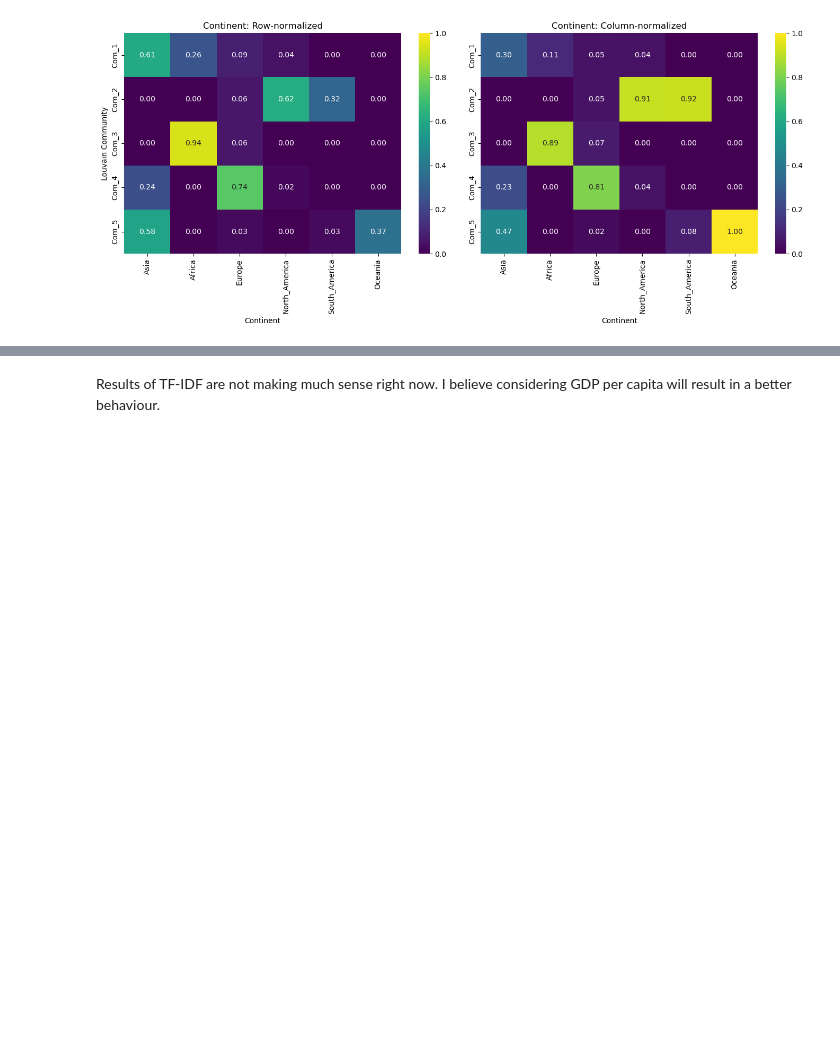
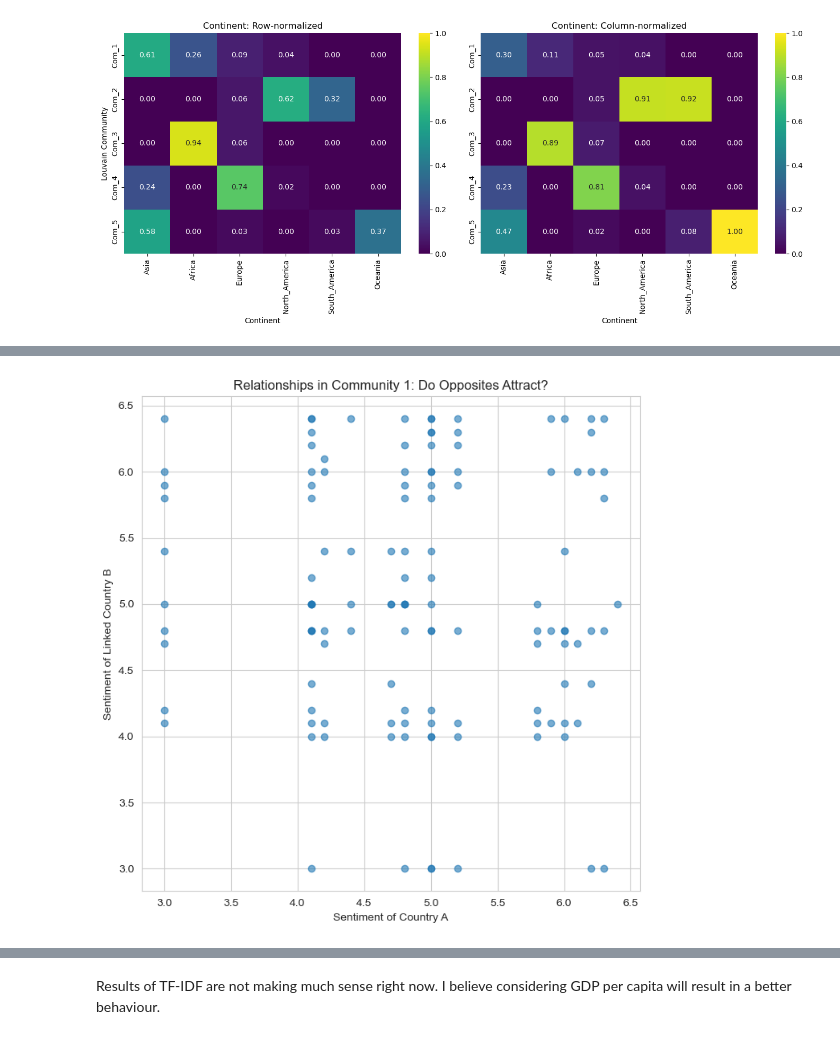
Before and after one commit to joaommata/WorldGraph, a Jupyter notebook: communities.ipynb, the cells around one changed output, grey strips where cells are left out. Saved outputs shown, nothing was run; the diff lists cells and outputs as text; code cells hidden in the pictures; blank space fills up the shorter version.

```diff
--- a/communities.ipynb
+++ b/communities.ipynb
@@ -557,0 +647,28 @@ Generating confusion matrices for all community factors...
+# %%
+# Pick the community with the lowest (most negative) assortativity from above
+target_community_id = df_conflict.sort_values(by='Assortativity').iloc[0]['Community_ID']
+
+# Use int() to convert the float ID to an indexable integer
+target_nodes = louvain_communities[int(target_community_id) - 1]
+
+edge_x = []
+edge_y = []
+
+subgraph = G.subgraph(target_nodes)
+for u, v in subgraph.edges():
+    score_u = G.nodes[u].get('sentiment_score')
+    score_v = G.nodes[v].get('sentiment_score')
+
+    if score_u is not None and score_v is not None:
+        edge_x.append(score_u)
+        edge_y.append(score_v)
+
+plt.figure(figsize=(8, 8))
+plt.scatter(edge_x, edge_y, alpha=0.6)
+plt.title(f'Relationships in Community {int(target_community_id)}: Do Opposites Attract?')
+plt.xlabel('Sentiment of Country A')
+plt.ylabel('Sentiment of Linked Country B')
+plt.grid(True)
+plt.show()
+# %% [output]
+[figure, added]
```
Also changed, not shown: parts of 5 cells of this notebook.
